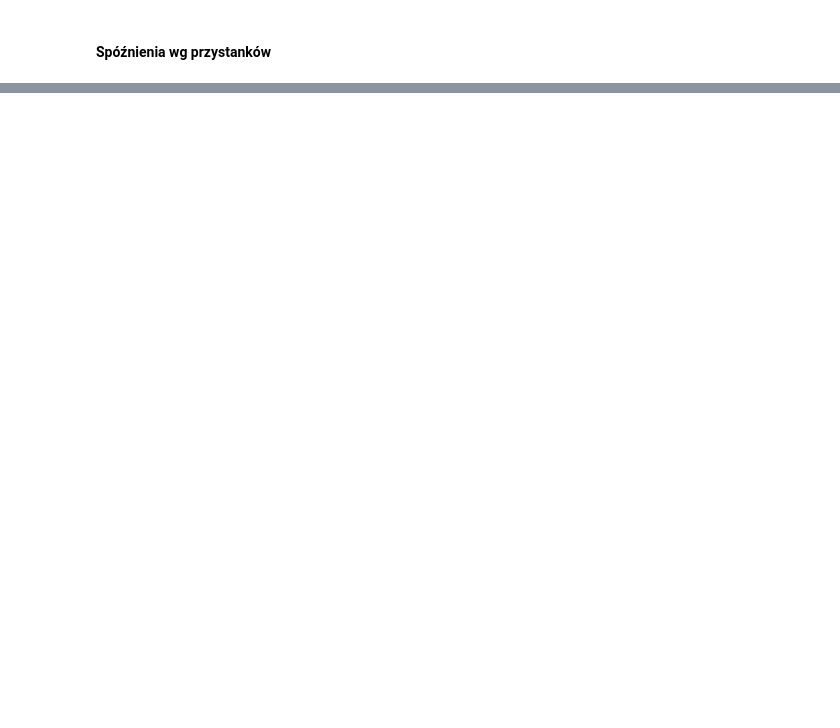
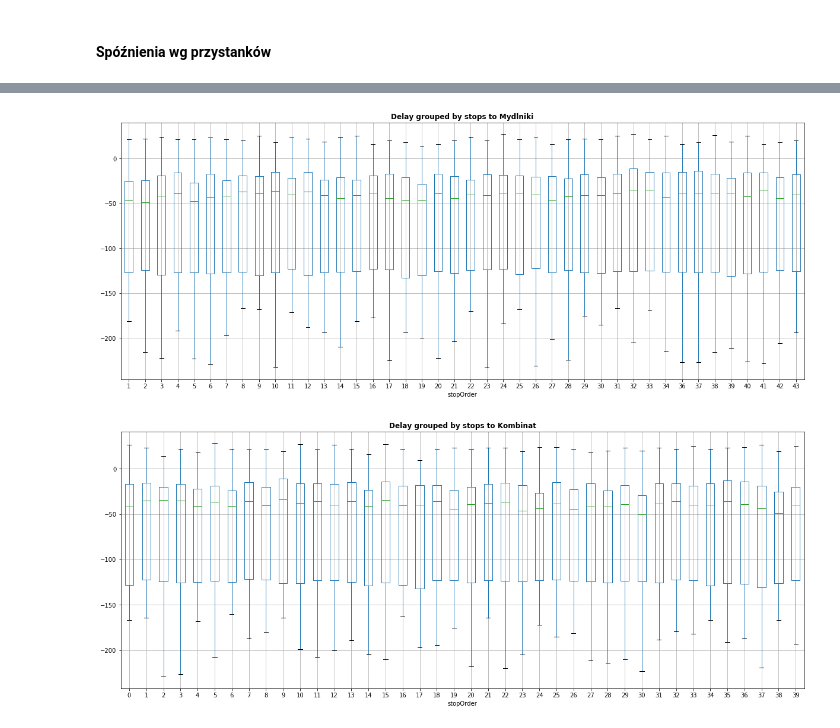
Before and after one commit to Valaraucoo/ids-data-analysis, a Jupyter notebook: ids-data-analysis.ipynb, the cells around one changed output, grey strips where cells are left out. Cells and saved outputs as stored; diff of their text form; code cells hidden in the pictures; blank space fills up the shorter version.

```diff
--- a/ids-data-analysis.ipynb
+++ b/ids-data-analysis.ipynb
@@ -326,0 +325,16 @@ plt.show()
+# %%
+df_to_mydlniki = df_sort_by_stops_order[df_sort_by_stops_order.direction == "Mydlniki"]
+df_to_kombinat = df_sort_by_stops_order[df_sort_by_stops_order.direction == "Kombinat"]
+df_to_mydlniki = remove_outliers(df_to_mydlniki, columns = ['delay'], error_discriminator = 1)
+df_to_kombinat = remove_outliers(df_to_kombinat, columns = ['delay'], error_discriminator = 1)
+
+df_to_mydlniki.boxplot(by='stopOrder', column=['delay'], figsize=(20,8))
+plt.title("Delay grouped by stops to Mydlniki", fontweight='bold')
+plt.suptitle('')
+df_to_kombinat.boxplot(by='stopOrder', column=['delay'], figsize=(20,8))
+plt.title("Delay grouped by stops to Kombinat", fontweight='bold')
+plt.suptitle('')
+plt.show()
+# %% [output]
+[figure, added]
+[figure, added]
```
Also changed, not shown: parts of 27 cells of this notebook.
